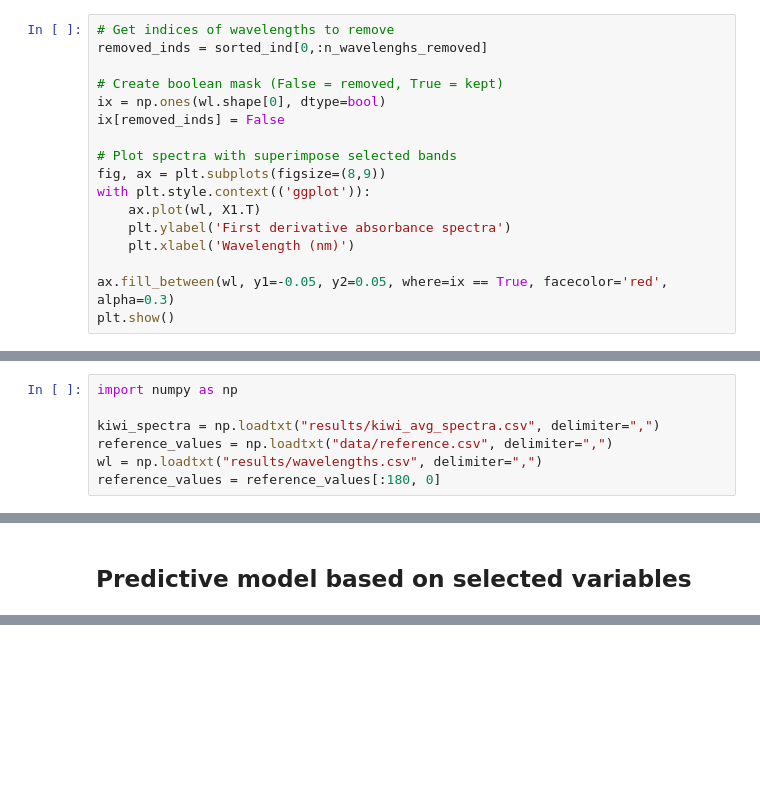
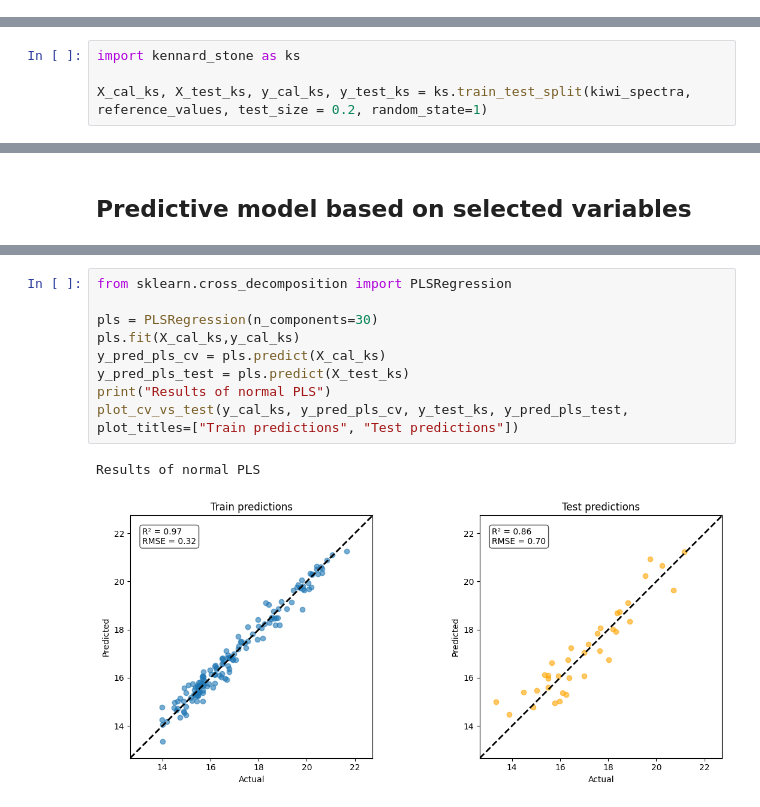
Before and after one commit to LizaGenke/Chemometric-approaches-to-hyperspectral-processing, a Jupyter notebook: variable_selection.ipynb, the cells around one changed output, grey strips where cells are left out. Saved outputs shown, nothing was run; the diff lists cells and outputs as text; blank space fills up the shorter version.

```diff
--- a/variable_selection.ipynb
+++ b/variable_selection.ipynb
@@ -180,17 +16,0 @@ RMSE CV: 0.658
-# %%
-# Get indices of wavelengths to remove
-removed_inds = sorted_ind[0,:n_wavelenghs_removed]
-
-# Create boolean mask (False = removed, True = kept)
-ix = np.ones(wl.shape[0], dtype=bool)
-ix[removed_inds] = False
-
-# Plot spectra with superimpose selected bands
-fig, ax = plt.subplots(figsize=(8,9))
-with plt.style.context(('ggplot')):
-    ax.plot(wl, X1.T)
-    plt.ylabel('First derivative absorbance spectra')
-    plt.xlabel('Wavelength (nm)')
-
-ax.fill_between(wl, y1=-0.05, y2=0.05, where=ix == True, facecolor='red', alpha=0.3)
-plt.show()
@@ -199,7 +16,0 @@ plt.show()
-# %%
-import numpy as np
-
-kiwi_spectra = np.loadtxt("results/kiwi_avg_spectra.csv", delimiter=",")
-reference_values = np.loadtxt("data/reference.csv", delimiter=",")
-wl = np.loadtxt("results/wavelengths.csv", delimiter=",")
-reference_values = reference_values[:180, 0]
@@ -222,2 +17,6 @@ y = reference_values
 # %% [markdown]
 # Kennard stone partition data
+# %%
+import kennard_stone as ks
+
+X_cal_ks, X_test_ks, y_cal_ks, y_test_ks = ks.train_test_split(kiwi_spectra, reference_values, test_size = 0.2, random_state=1)
@@ -227,0 +206,12 @@ y = reference_values
+# %%
+from sklearn.cross_decomposition import PLSRegression
+
+pls = PLSRegression(n_components=30)
+pls.fit(X_cal_ks,y_cal_ks)
+y_pred_pls_cv = pls.predict(X_cal_ks)
+y_pred_pls_test = pls.predict(X_test_ks)
+print("Results of normal PLS")
+plot_cv_vs_test(y_cal_ks, y_pred_pls_cv, y_test_ks, y_pred_pls_test, plot_titles=["Train predictions", "Test predictions"])
+# %% [output]
+Results of normal PLS
+[figure, added]
```
Also changed, not shown: parts of 17 cells of this notebook.
